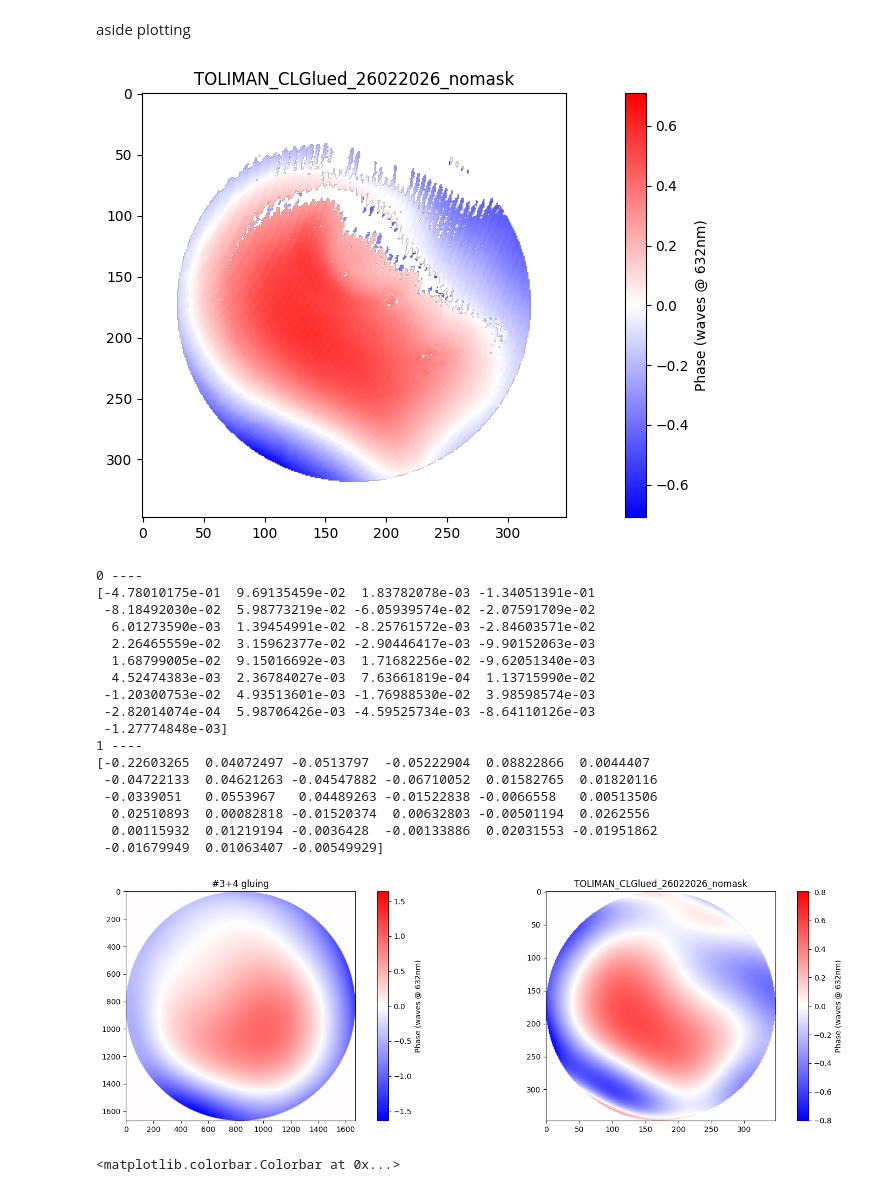
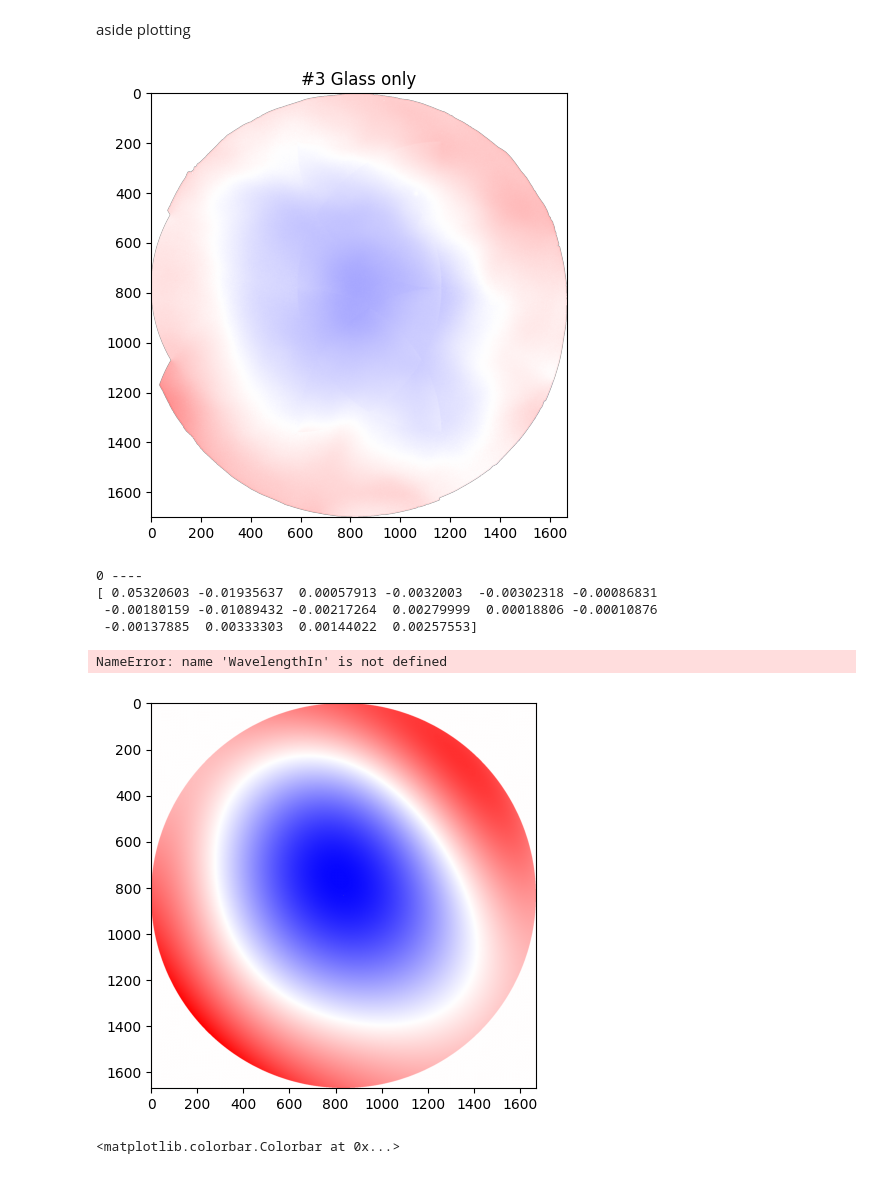
Before and after one commit to TolimanSpace/toliman_dp_design_testing, a Jupyter notebook: LoadZygo.ipynb, the cells around one changed output. Saved outputs shown, nothing was run; the diff lists cells and outputs as text; code cells hidden in the pictures.

```diff
--- a/LoadZygo.ipynb
+++ b/LoadZygo.ipynb
@@ -10,7 +10,7 @@ import os
 
 import dLux.utils as dlu
 
-data_dir = os.getcwd() + "/data/Alan_Feb2026/"
+data_dir = os.getcwd() + "/data/CL_Jan2026/"
 # %% [markdown]
 Reading in phase data only.
 # %%
@@ -119,34 +119,34 @@ np.save(fname[0:-4]+".npy", reshaped_phase_arr_cropped)
 aside plotting
 # %%
 fnames = [
-    # "#3 Glass only.npy",
+    "#3 Glass only.npy",
     # "#3 LCP Coating.npy",
     # "#4 Glass only.npy",
     # "#3+4 gluing.npy",
     # "TOLIMAN_USYDGlued_26022026_nomask.npy",
-    "TOLIMAN_CLGlued_26022026_nomask.npy",
+    # "TOLIMAN_CLGlued_26022026_nomask.npy",
     # "TOLIMAN_flight_26022026.npy",
 ]
 plt.figure(figsize=(12,5))
 for i, fname in enumerate(fnames):
     # if i == 0:
     #     phase_arr = np.load(os.getcwd() + "/data/CL_Jan2026/" + fname)
     # else:
     phase_arr = np.load(data_dir + fname)
     # if i ==0:
     #     phase_arr[phase_arr > np.abs(np.nanmax(phase_arr))*0.35] = np.nan
 
     # crop to show central 125mm only
-    circ_mask = dlu.circle(coords=dlu.pixel_coords(npixels=phase_arr.shape[0], diameter=phase_arr.shape[0]), radius=phase_arr.shape[0]//2*125/150)
-    circ_mask = circ_mask.at[circ_mask==0].set(np.nan)
-    phase_arr *= np.array(circ_mask)
+    # circ_mask = dlu.circle(coords=dlu.pixel_coords(npixels=phase_arr.shape[0], diameter=phase_arr.shape[0]), radius=phase_arr.shape[0]//2*125/150)
+    # circ_mask = circ_mask.at[circ_mask==0].set(np.nan)
+    # phase_arr *= np.array(circ_mask)
     plt.subplot(1, len(fnames), i+1)
     plt.imshow(phase_arr, cmap='bwr', norm=CenteredNorm())
-    plt.colorbar(label='Phase (waves @ {:d}nm)'.format(int(WavelengthIn*1e9)))
+    # plt.colorbar(label='Phase (waves @ {:d}nm)'.format(int(WavelengthIn*1e9)))
     plt.title(fname[0:-4])
 plt.tight_layout()
 # %% [output]
-[figure, old version]
+[figure, new version]
 # %%
 # fit with zernikes
 import dLux.utils as dlu
@@ -182,7 +182,7 @@ for i, fname in enumerate(fnames):
     CL_opd[~np.isfinite(CL_opd)] = 0 # Replace inf/nan with 0
 
     CL_coords = dlu.pixel_coords(npixels=CL_opd.shape[0], diameter=aperture_diameter)
-    CL_zbasis = dlu.zernike_basis(js=np.arange(4,37), diameter=aperture_diameter, coordinates=CL_coords)
+    CL_zbasis = dlu.zernike_basis(js=np.arange(4,20), diameter=aperture_diameter, coordinates=CL_coords)
     CL_zbasis_rshp = np.vstack([basis.flatten() for basis in CL_zbasis]).T
     CL_zbasis_rshp[~np.isfinite(CL_zbasis_rshp)] = 0 # Replace inf/nan with 0
     pinv = np.linalg.pinv(CL_zbasis_rshp)
@@ -198,23 +198,11 @@ for i, fname in enumerate(fnames):
 plt.tight_layout()
 # %% [output]
 0 ----
-[-4.78010175e-01  9.69135459e-02  1.83782078e-03 -1.34051391e-01
- -8.18492030e-02  5.98773219e-02 -6.05939574e-02 -2.07591709e-02
-  6.01273590e-03  1.39454991e-02 -8.25761572e-03 -2.84603571e-02
-  2.26465559e-02  3.15962377e-02 -2.90446417e-03 -9.90152063e-03
-  1.68799005e-02  9.15016692e-03  1.71682256e-02 -9.62051340e-03
-  4.52474383e-03  2.36784027e-03  7.63661819e-04  1.13715990e-02
- -1.20300753e-02  4.93513601e-03 -1.76988530e-02  3.98598574e-03
- -2.82014074e-04  5.98706426e-03 -4.59525734e-03 -8.64110126e-03
- -1.27774848e-03]
-1 ----
-[-0.22603265  0.04072497 -0.0513797  -0.05222904  0.08822866  0.0044407
- -0.04722133  0.04621263 -0.04547882 -0.06710052  0.01582765  0.01820116
- -0.0339051   0.0553967   0.04489263 -0.01522838 -0.0066558   0.00513506
-  0.02510893  0.00082818 -0.01520374  0.00632803 -0.00501194  0.0262556
-  0.00115932  0.01219194 -0.0036428  -0.00133886  0.02031553 -0.01951862
- -0.01679949  0.01063407 -0.00549929]
+[ 0.05320603 -0.01935637  0.00057913 -0.0032003  -0.00302318 -0.00086831
+ -0.00180159 -0.01089432 -0.00217264  0.00279999  0.00018806 -0.00010876
+ -0.00137885  0.00333303  0.00144022  0.00257553]
+NameError: name 'WavelengthIn' is not defined
-[figure, old version]
+[figure, new version]
 # %%
 phase_arr = np.load(data_dir + "#3 LCP Coating.npy")
 CL_opd = np.array(phase_arr, dtype=np.float64)
```
Also changed, not shown: 7 other files.
